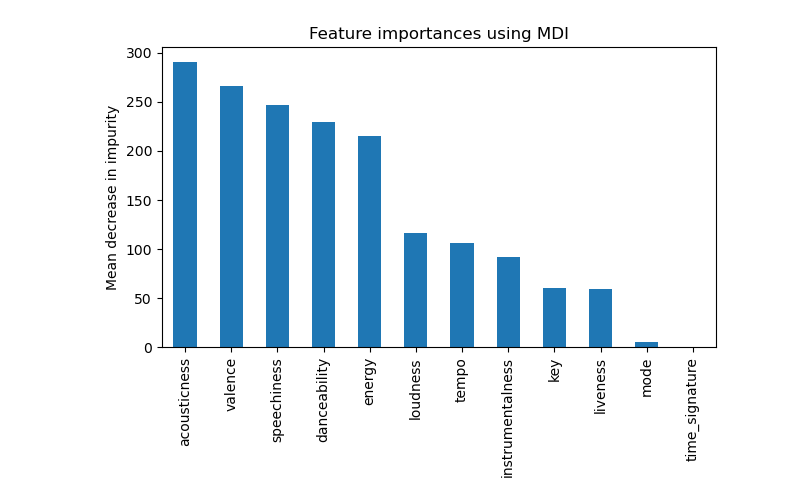
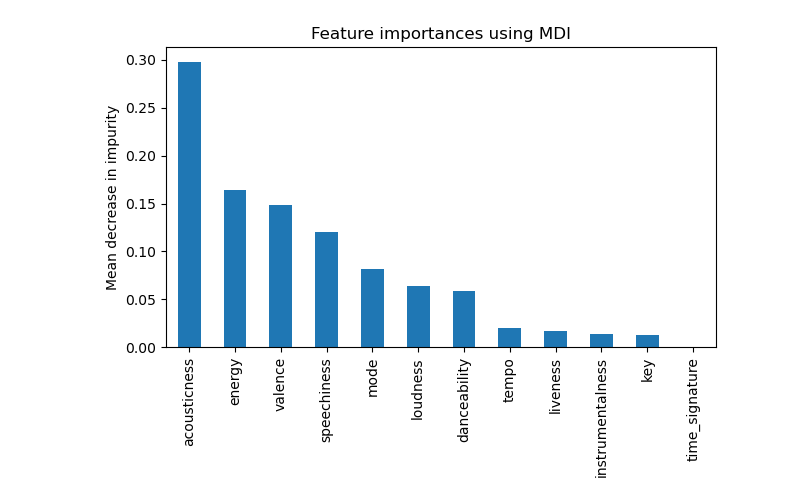
Before and after one commit to mast13f/PlaylistEmotion, a Jupyter notebook: main.ipynb, the cells around one changed output. Drawn from its saved outputs; the diff is of its cells as text; code cells hidden in the pictures.

```diff
--- a/main.ipynb
+++ b/main.ipynb
@@ -40,3 +41,8 @@ X_train = training.drop('label', axis=1)
 Y_train = training['label']
 X_test = testing.drop('label', axis=1)
 Y_test = testing['label']
+
+from sklearn.preprocessing import LabelEncoder
+le = LabelEncoder()
+Y_train = le.fit_transform(Y_train)
+Y_test = le.fit_transform(Y_test)
@@ -54,0 +159,33 @@ clf.score(X_test, Y_test)
+# %%
+# Adaptive Boosting (AdaBoost)
+from sklearn.ensemble import AdaBoostClassifier
+
+clf = AdaBoostClassifier(n_estimators=100, random_state=0)
+clf.fit(X_train, Y_train)
+y_pred=clf.predict(X_test)
+
+# Accuracy
+a = clf.score(X_test, Y_test)
+accu.append(a)
+# %%
+# SGD
+from sklearn.linear_model import SGDClassifier
+
+clf = SGDClassifier(loss="hinge", penalty="l2", max_iter=5)
+clf.fit(X_train, Y_train)
+y_pred=clf.predict(X_test)
+
+# Accuracy
+a = clf.score(X_test, Y_test)
+accu.append(a)
+# %%
+# Rule-based classification
+from sklearn.dummy import DummyClassifier
+
+clf = DummyClassifier(strategy="most_frequent")
+clf.fit(X_train, Y_train)
+y_pred=clf.predict(X_test)
+
+# Accuracy
+a = clf.score(X_test, Y_test)
+accu.append(a)
@@ -55,14 +205,13 @@ clf.score(X_test, Y_test)
 # %%
-import matplotlib.pyplot as plt
 # feature importance
-importance = clf.feature_importances_
+importance = clf0.feature_importances_
 
 dt_importances = pd.Series(importance, index=X_train.columns).sort_values(ascending=False)
 
 fig, ax = plt.subplots()
 dt_importances.plot.bar(ax=ax)
 ax.set_title("Feature importances using MDI")
 ax.set_ylabel("Mean decrease in impurity")
 fig.tight_layout()
 # %% [output]
-[figure, old version]
+[figure, new version]
```
Also changed, not shown: parts of 13 cells of this notebook.
